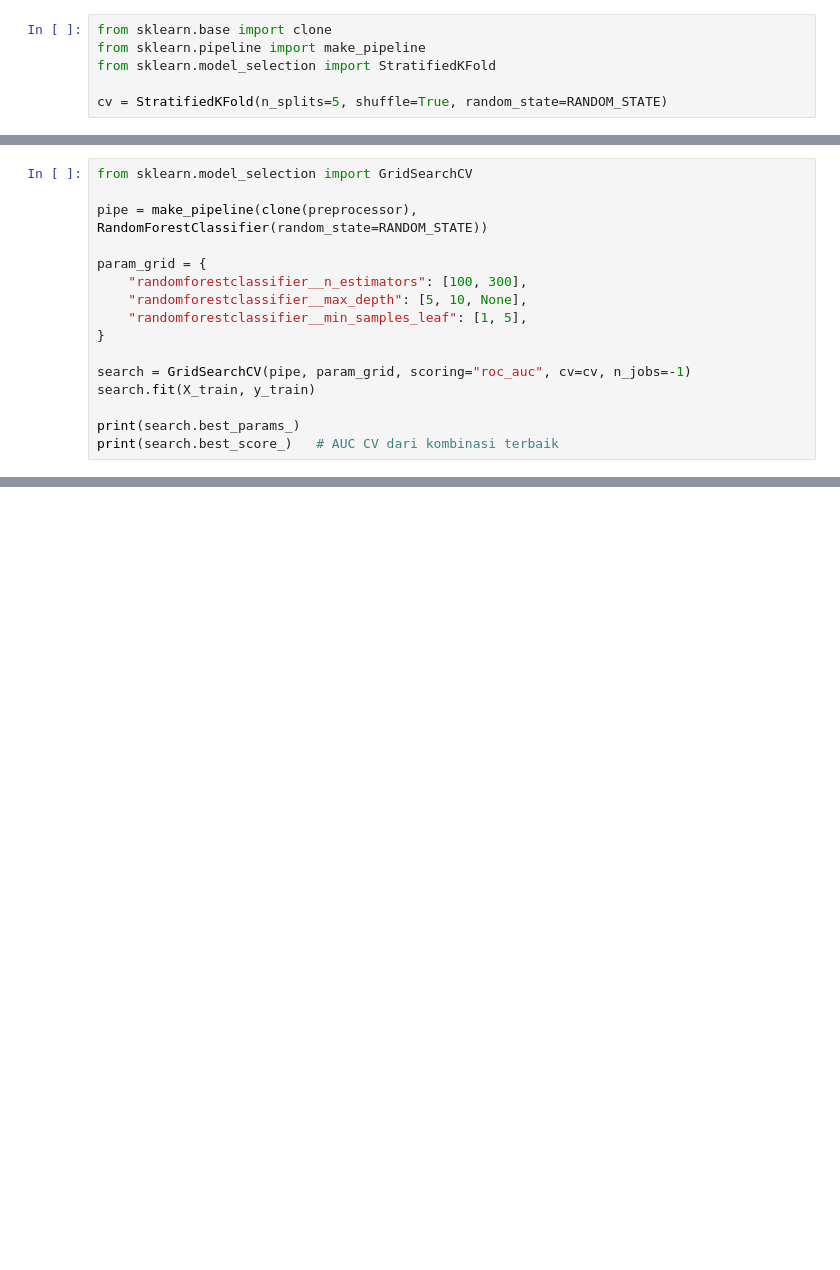
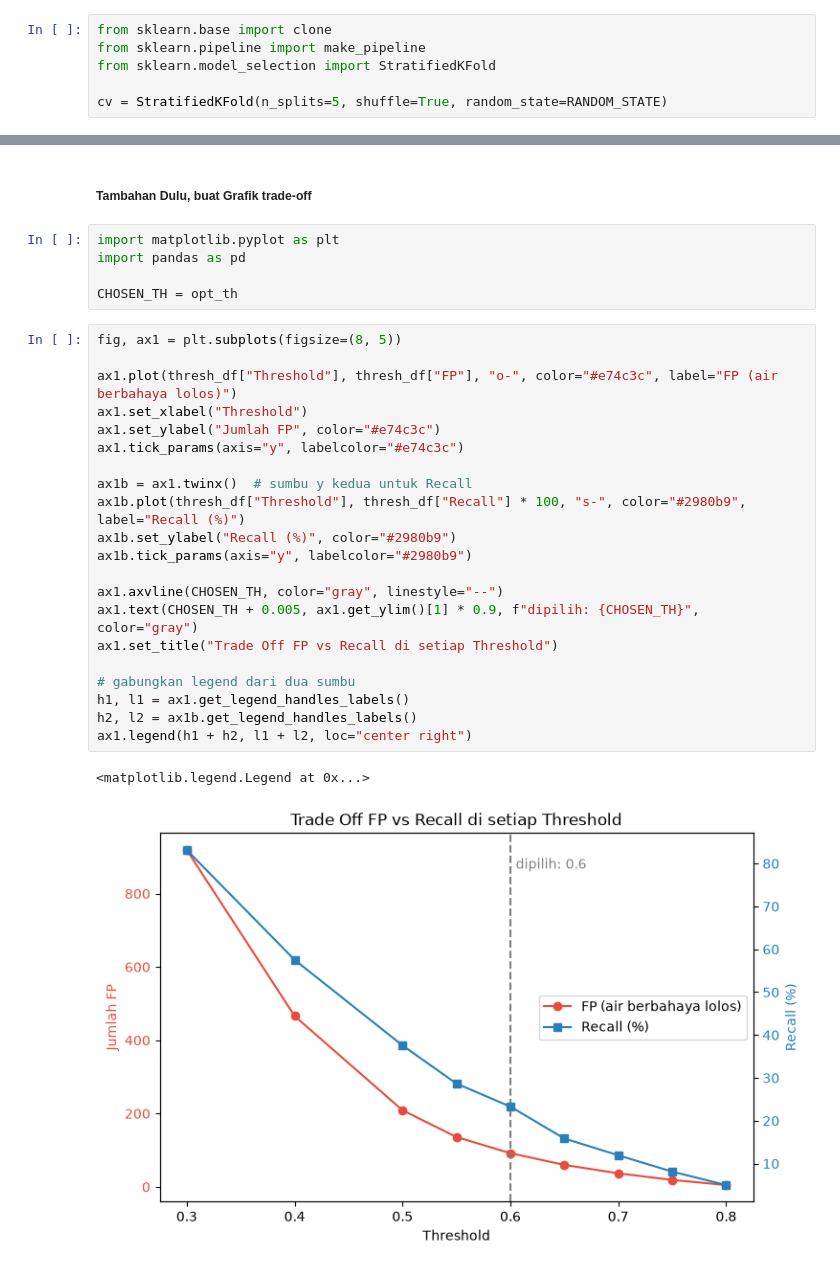
Before and after one commit to gondryy/ML_Kelompok2_WaterPotability, a Jupyter notebook: notebooks/02+03_preprocess_train_eval.ipynb, the cells around one changed output, grey strips where cells are left out. Cells and saved outputs as stored; diff of their text form; blank space fills up the shorter version.

```diff
--- a/notebooks/02+03_preprocess_train_eval.ipynb
+++ b/notebooks/02+03_preprocess_train_eval.ipynb
@@ -258,16 +133,0 @@ FP: 27 | FN: 192 | TP: 64 | TN: 373
-# %%
-from sklearn.model_selection import GridSearchCV
-
-pipe = make_pipeline(clone(preprocessor), RandomForestClassifier(random_state=RANDOM_STATE))
-
-param_grid = {
-    "randomforestclassifier__n_estimators": [100, 300],
-    "randomforestclassifier__max_depth": [5, 10, None],
-    "randomforestclassifier__min_samples_leaf": [1, 5],
-}
-
-search = GridSearchCV(pipe, param_grid, scoring="roc_auc", cv=cv, n_jobs=-1)
-search.fit(X_train, y_train)
-
-print(search.best_params_)
-print(search.best_score_)   # AUC CV dari kombinasi terbaik
@@ -276,0 +274,31 @@ print(search.best_score_)   # AUC CV dari kombinasi terbaik
+# %% [markdown]
+##### Tambahan Dulu, buat Grafik trade-off
+# %%
+import matplotlib.pyplot as plt
+import pandas as pd
+
+CHOSEN_TH = opt_th
+# %%
+fig, ax1 = plt.subplots(figsize=(8, 5))
+
+ax1.plot(thresh_df["Threshold"], thresh_df["FP"], "o-", color="#e74c3c", label="FP (air berbahaya lolos)")
+ax1.set_xlabel("Threshold")
+ax1.set_ylabel("Jumlah FP", color="#e74c3c")
+ax1.tick_params(axis="y", labelcolor="#e74c3c")
+
+ax1b = ax1.twinx()  # sumbu y kedua untuk Recall
+ax1b.plot(thresh_df["Threshold"], thresh_df["Recall"] * 100, "s-", color="#2980b9", label="Recall (%)")
+ax1b.set_ylabel("Recall (%)", color="#2980b9")
+ax1b.tick_params(axis="y", labelcolor="#2980b9")
+
+ax1.axvline(CHOSEN_TH, color="gray", linestyle="--")
+ax1.text(CHOSEN_TH + 0.005, ax1.get_ylim()[1] * 0.9, f"dipilih: {CHOSEN_TH}", color="gray")
+ax1.set_title("Trade Off FP vs Recall di setiap Threshold")
+
+# gabungkan legend dari dua sumbu
+h1, l1 = ax1.get_legend_handles_labels()
+h2, l2 = ax1b.get_legend_handles_labels()
+ax1.legend(h1 + h2, l1 + l2, loc="center right")
+# %% [output]
+<matplotlib.legend.Legend at 0x...>
+[figure, added]
```
Also changed, not shown: parts of 18 cells of this notebook.
